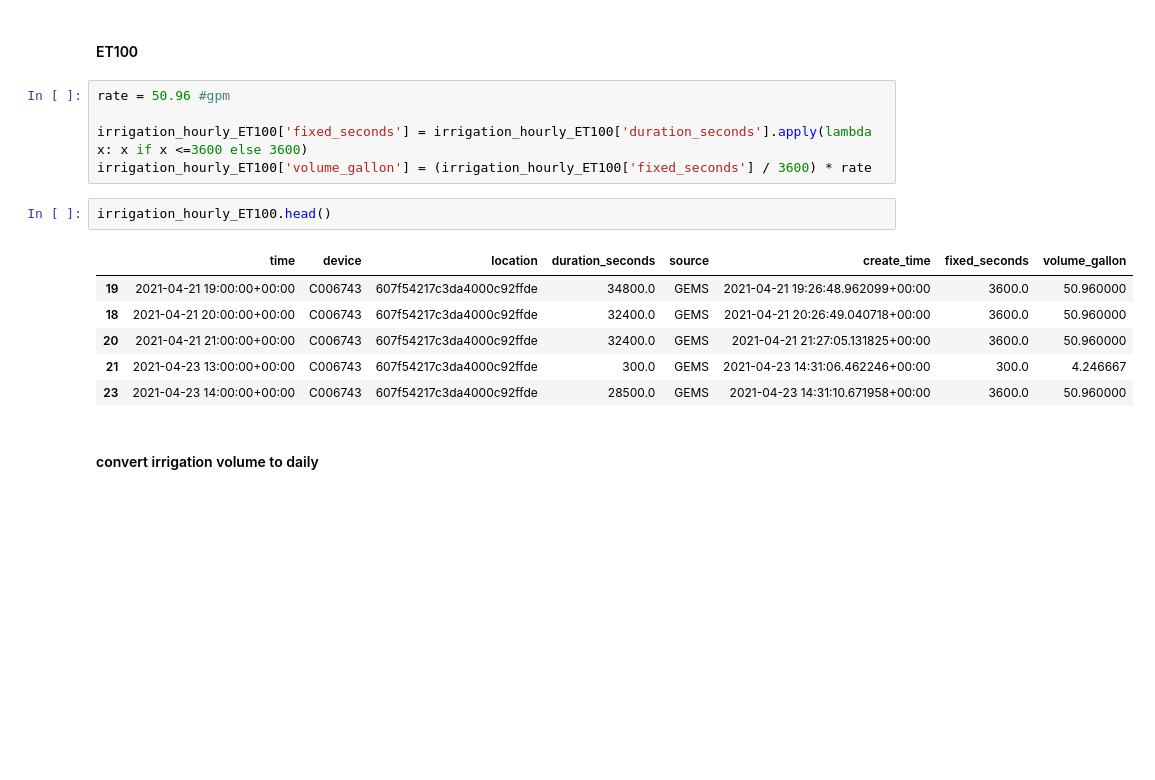
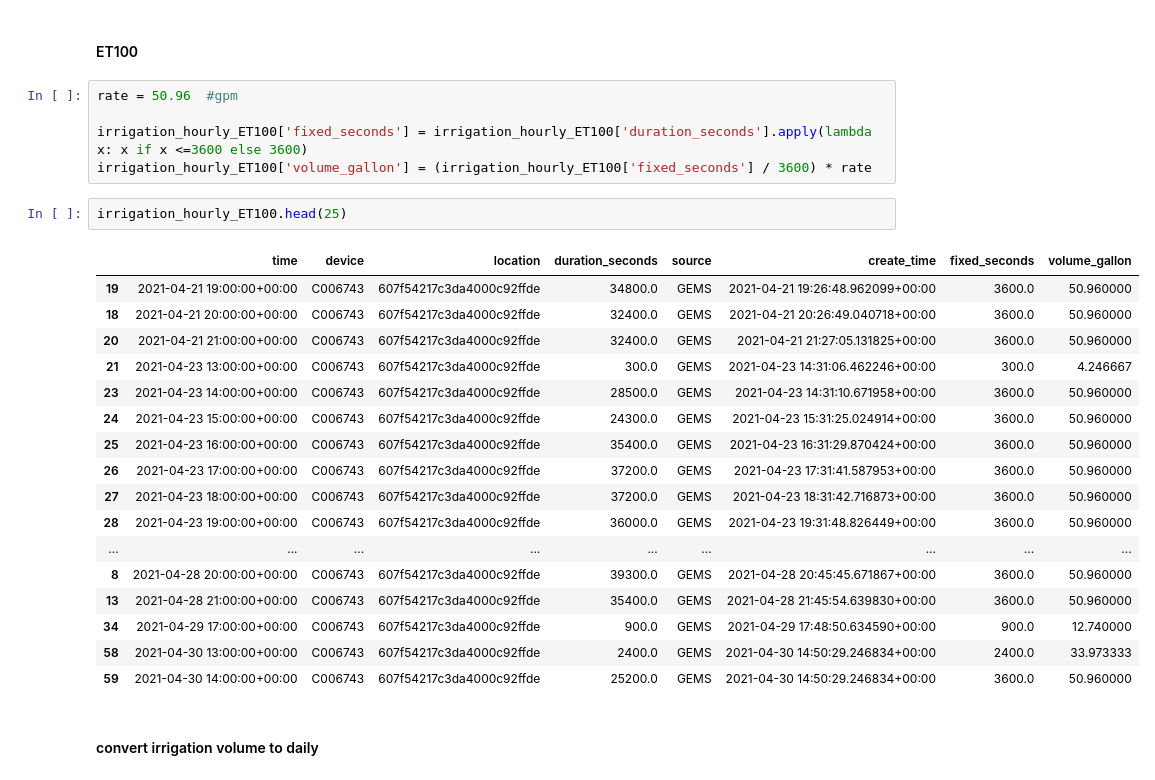
Before and after one commit to Arable/data-check, a Jupyter notebook: pressure_switch_irri_UCD_tomato.ipynb, the cells around one changed output. Drawn from its saved outputs; the diff is of its cells as text; blank space fills up the shorter version.

```diff
--- a/pressure_switch_irri_UCD_tomato.ipynb
+++ b/pressure_switch_irri_UCD_tomato.ipynb
@@ -49,19 +51,30 @@ irrigation_hourly_ET75.head()
 # %% [markdown]
 #### ET100
 # %%
-rate = 50.96 #gpm
+rate = 50.96  #gpm
 
 irrigation_hourly_ET100['fixed_seconds'] = irrigation_hourly_ET100['duration_seconds'].apply(lambda x: x if x <=3600 else 3600)
 irrigation_hourly_ET100['volume_gallon'] = (irrigation_hourly_ET100['fixed_seconds'] / 3600) * rate
 # %%
-irrigation_hourly_ET100.head()
+irrigation_hourly_ET100.head(25)
 # %% [output]
 |  | time | device | location | duration_seconds | source | create_time | fixed_seconds | volume_gallon |
 | 19 | 2021-04-21 19:00:00+00:00 | C006743 | 607f54217c3da4000c92ffde | 34800.0 | GEMS | 2021-04-21 19:26:48.962099+00:00 | 3600.0 | 50.960000 |
 | 18 | 2021-04-21 20:00:00+00:00 | C006743 | 607f54217c3da4000c92ffde | 32400.0 | GEMS | 2021-04-21 20:26:49.040718+00:00 | 3600.0 | 50.960000 |
 | 20 | 2021-04-21 21:00:00+00:00 | C006743 | 607f54217c3da4000c92ffde | 32400.0 | GEMS | 2021-04-21 21:27:05.131825+00:00 | 3600.0 | 50.960000 |
 | 21 | 2021-04-23 13:00:00+00:00 | C006743 | 607f54217c3da4000c92ffde | 300.0 | GEMS | 2021-04-23 14:31:06.462246+00:00 | 300.0 | 4.246667 |
 | 23 | 2021-04-23 14:00:00+00:00 | C006743 | 607f54217c3da4000c92ffde | 28500.0 | GEMS | 2021-04-23 14:31:10.671958+00:00 | 3600.0 | 50.960000 |
+| 24 | 2021-04-23 15:00:00+00:00 | C006743 | 607f54217c3da4000c92ffde | 24300.0 | GEMS | 2021-04-23 15:31:25.024914+00:00 | 3600.0 | 50.960000 |
+| 25 | 2021-04-23 16:00:00+00:00 | C006743 | 607f54217c3da4000c92ffde | 35400.0 | GEMS | 2021-04-23 16:31:29.870424+00:00 | 3600.0 | 50.960000 |
+| 26 | 2021-04-23 17:00:00+00:00 | C006743 | 607f54217c3da4000c92ffde | 37200.0 | GEMS | 2021-04-23 17:31:41.587953+00:00 | 3600.0 | 50.960000 |
+| 27 | 2021-04-23 18:00:00+00:00 | C006743 | 607f54217c3da4000c92ffde | 37200.0 | GEMS | 2021-04-23 18:31:42.716873+00:00 | 3600.0 | 50.960000 |
+| 28 | 2021-04-23 19:00:00+00:00 | C006743 | 607f54217c3da4000c92ffde | 36000.0 | GEMS | 2021-04-23 19:31:48.826449+00:00 | 3600.0 | 50.960000 |
+| ... | ... | ... | ... | ... | ... | ... | ... | ... |
+| 8 | 2021-04-28 20:00:00+00:00 | C006743 | 607f54217c3da4000c92ffde | 39300.0 | GEMS | 2021-04-28 20:45:45.671867+00:00 | 3600.0 | 50.960000 |
+| 13 | 2021-04-28 21:00:00+00:00 | C006743 | 607f54217c3da4000c92ffde | 35400.0 | GEMS | 2021-04-28 21:45:54.639830+00:00 | 3600.0 | 50.960000 |
+| 34 | 2021-04-29 17:00:00+00:00 | C006743 | 607f54217c3da4000c92ffde | 900.0 | GEMS | 2021-04-29 17:48:50.634590+00:00 | 900.0 | 12.740000 |
+| 58 | 2021-04-30 13:00:00+00:00 | C006743 | 607f54217c3da4000c92ffde | 2400.0 | GEMS | 2021-04-30 14:50:29.246834+00:00 | 2400.0 | 33.973333 |
+| 59 | 2021-04-30 14:00:00+00:00 | C006743 | 607f54217c3da4000c92ffde | 25200.0 | GEMS | 2021-04-30 14:50:29.246834+00:00 | 3600.0 | 50.960000 |
 # %% [markdown]
 #### convert irrigation volume to daily
 # %%
```
Also changed, not shown: parts of 48 cells of this notebook.
